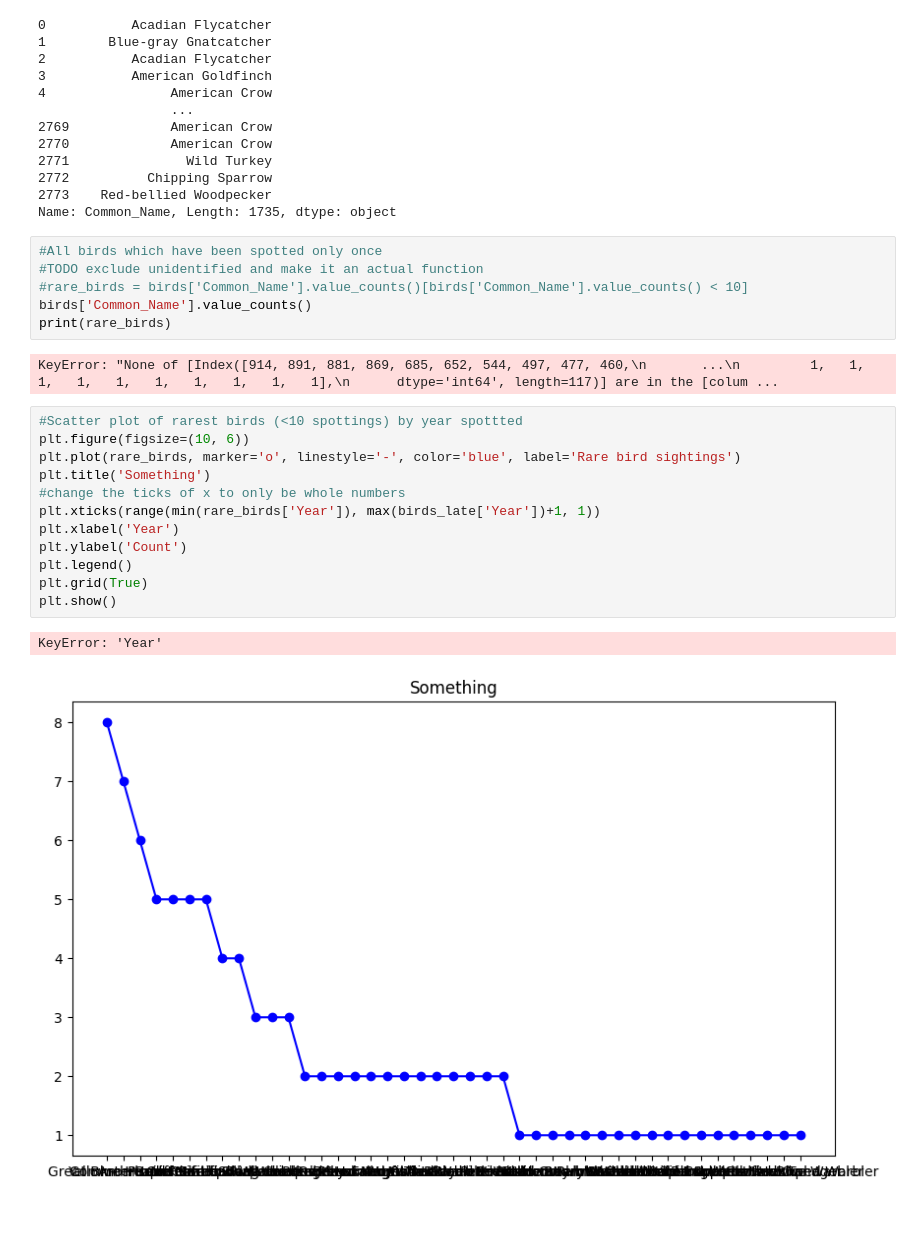
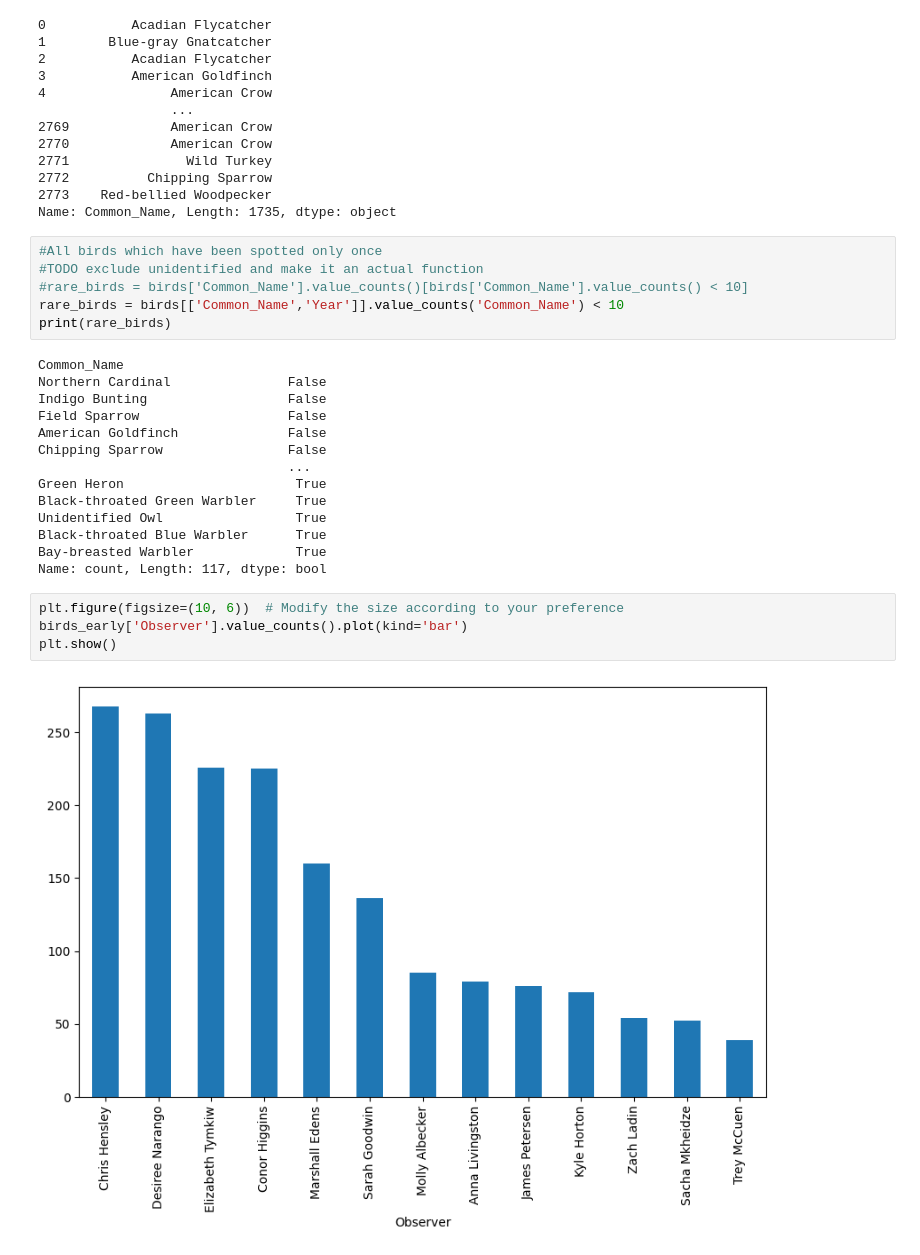
Before and after one commit to Zenon-Nowakowski/Bird-watching-data-analysis, a Jupyter notebook: main.ipynb, the cells around one changed output. Saved outputs shown, nothing was run; the diff lists cells and outputs as text; blank space fills up the shorter version.

```diff
--- a/main.ipynb
+++ b/main.ipynb
@@ -135,22 +137,25 @@ Name: Common_Name, Length: 1735, dtype: object
 #All birds which have been spotted only once
 #TODO exclude unidentified and make it an actual function
 #rare_birds = birds['Common_Name'].value_counts()[birds['Common_Name'].value_counts() < 10]
-birds['Common_Name'].value_counts()
+rare_birds = birds[['Common_Name','Year']].value_counts('Common_Name') < 10
 print(rare_birds)
 # %% [output]
-KeyError: "None of [Index([914, 891, 881, 869, 685, 652, 544, 497, 477, 460,\n       ...\n         1,   1,   1,   1,   1,   1,   1,   1,   1,   1],\n      dtype='int64', length=117)] are in the [colum ...
+Common_Name
+Northern Cardinal               False
+Indigo Bunting                  False
+Field Sparrow                   False
+American Goldfinch              False
+Chipping Sparrow                False
+                                ...
+Green Heron                      True
+Black-throated Green Warbler     True
+Unidentified Owl                 True
+Black-throated Blue Warbler      True
+Bay-breasted Warbler             True
+Name: count, Length: 117, dtype: bool
-# %%
-#Scatter plot of rarest birds (<10 spottings) by year spottted
-plt.figure(figsize=(10, 6))
-plt.plot(rare_birds, marker='o', linestyle='-', color='blue', label='Rare bird sightings')
-plt.title('Something')
-#change the ticks of x to only be whole numbers
-plt.xticks(range(min(rare_birds['Year']), max(birds_late['Year'])+1, 1))
-plt.xlabel('Year')
-plt.ylabel('Count')
-plt.legend()
-plt.grid(True)
-plt.show()
-# %% [output]
-KeyError: 'Year'
-[figure, removed]
+# %%
+plt.figure(figsize=(10, 6))  # Modify the size according to your preference
+birds_early['Observer'].value_counts().plot(kind='bar')
+plt.show()
+# %% [output]
+[figure, added]
```
Also changed, not shown: parts of 4 cells of this notebook.
